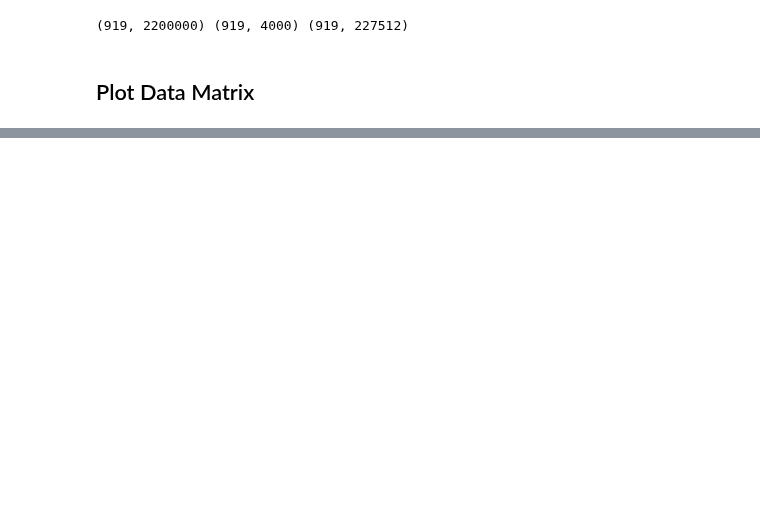
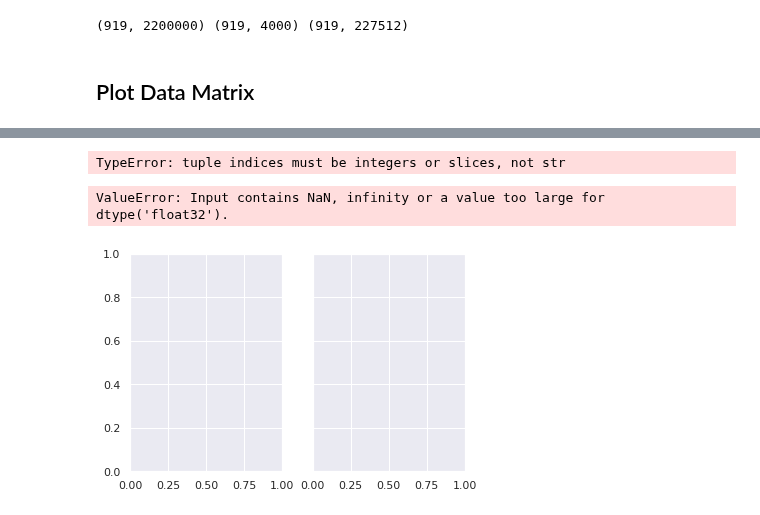
Before and after one commit to YosefLab/epitome, a Jupyter notebook: dnase/Sandbox/imputation.ipynb, the cells around one changed output, grey strips where cells are left out. Saved outputs shown, nothing was run; the diff lists cells and outputs as text; code cells hidden in the pictures; blank space fills up the shorter version.

```diff
--- a/dnase/Sandbox/imputation.ipynb
+++ b/dnase/Sandbox/imputation.ipynb
@@ -1205,8 +861,3 @@ array([[[1.],
-# %%
-v = {}
-v[Dataset.TRAIN] = init_v(cellmap, data[Dataset.TRAIN])
-v[Dataset.TEST]  = init_v(cellmap, data[Dataset.TEST])
-v[Dataset.VALID] = init_v(cellmap, data[Dataset.VALID])
 # %%
 def init_v(cellmap, data):
     """
@@ -1494,6 +1095,7 @@ validation_celltypes = ['K562', 'HepG2', 'HeLa-S3', 'GM12878']
 _, ds = generator_to_tf_dataset(load_v_data(v[Dataset.VALID], validation_celltypes, model.eval_cell_types,
                                                    model.matrix, model.assaymap, model.cellmap, radii = model.radii,
                                                    mode = Dataset.VALID), model.batch_size, 1, model.prefetch_size)
-results2 = model.test_from_generator(v[Dataset.VALID].shape[1] * len(validation_celltypes), ds)
+results_preimputation = model.test_from_generator(validation_size * len(validation_celltypes), ds)
+np.save(os.path.join(results_path, "results_preimputation.npy"), results_preimputation, allow_pickle=True)
 # %% [output]
 using ['K562', 'HepG2', 'HeLa-S3', 'GM12878'] as labels for mode Dataset.VALID
@@ -1622,5 +1219,65 @@ for i in results2[3]['CEBPB'].keys():
-# %%
-for TF in results_original[3].keys():
-    plot_ROC(results_original, TF, title="original")
-    plot_ROC(results2, TF, title="no imputation")
-    plot_ROC(results3, TF, title="imputation")
+# %%
+# 3 Comparisons: original vs imputation, clp vs imputation, pre-imputation vs imputation
+
+for i in results_imputation['assay_dict']['CEBPB'].keys():
+    joint_plot(results_original['assay_dict'],
+                   results_imputation['assay_dict'],
+                   metric = i,
+                   model1_name = "model1",
+                   model2_name = "model2",
+                   outlier_filter = "model2 > 0")
+
+    plt.savefig(os.path.join(plot_dir, '%s_preimputation_v_imputation.pdf' % i))
+
+
+for i in results_imputation['assay_dict']['CEBPB'].keys():
+    joint_plot(results_clp['assay_dict'],
+                   results_imputation['assay_dict'],
+                   metric = i,
+                   model1_name = "model1",
+                   model2_name = "model2",
+                   outlier_filter = "model2 > 0")
+
+    plt.savefig(os.path.join(plot_dir, '%s_clp_v_imputation.pdf' % i))
+
+for i in results_imputation['assay_dict']['CEBPB'].keys():
+    joint_plot(results_preimputation['assay_dict'],
+                   results_imputation['assay_dict'],
+                   metric = i,
+                   model1_name = "model1",
+                   model2_name = "model2",
+                   outlier_filter = "model2 > 0")
+
+    plt.savefig(os.path.join(plot_dir, '%s_original_v_imputation.pdf' % i))
+# %% [output]
+TypeError: tuple indices must be integers or slices, not str
+# %%
+def plot_ROC(results, TF, axes = None, title=""):
+
+    idx = assaymap[TF] -1 # -1 for DNase
+
+    fpr, tpr, _ = roc_curve(results['truth'][:,idx], results['preds_mean'][:,idx])
+
+    if (axes == None):
+        f, axes = plt.subplots()
+
+    lw = 2
+    axes.plot(fpr, tpr, color='darkorange',
+             lw=lw, label='ROC curve (area = %0.2f)' % (results['assay_dict'][TF]['AUC']))
+    axes.plot([0, 1], [0, 1], color='navy', lw=lw, linestyle='--')
+    axes.set_xlim([0.0, 1.0])
+    axes.set_ylim([0.0, 1.05])
+    axes.set_xlabel('False Positive Rate')
+    axes.set_ylabel('True Positive Rate')
+    axes.set_title('%s %s' % (TF, title))
+    axes.legend(loc="lower right")
+# %%
+for TF in results_imputation['assay_dict'].keys():
+    f, (ax1, ax2) = plt.subplots(1, 2, sharey=True)
+
+    plot_ROC(results_preimputation, TF, axes = ax1, title="no imputation")
+    plot_ROC(results_imputation, TF, axes = ax2, title="imputation")
+    plt.savefig(os.path.join(plot_dir, '%s_compareimputation.pdf' % TF))
+# %% [output]
+ValueError: Input contains NaN, infinity or a value too large for dtype('float32').
+[figure, added]
```
Also changed, not shown: parts of 32 cells of this notebook, 7 other files.
